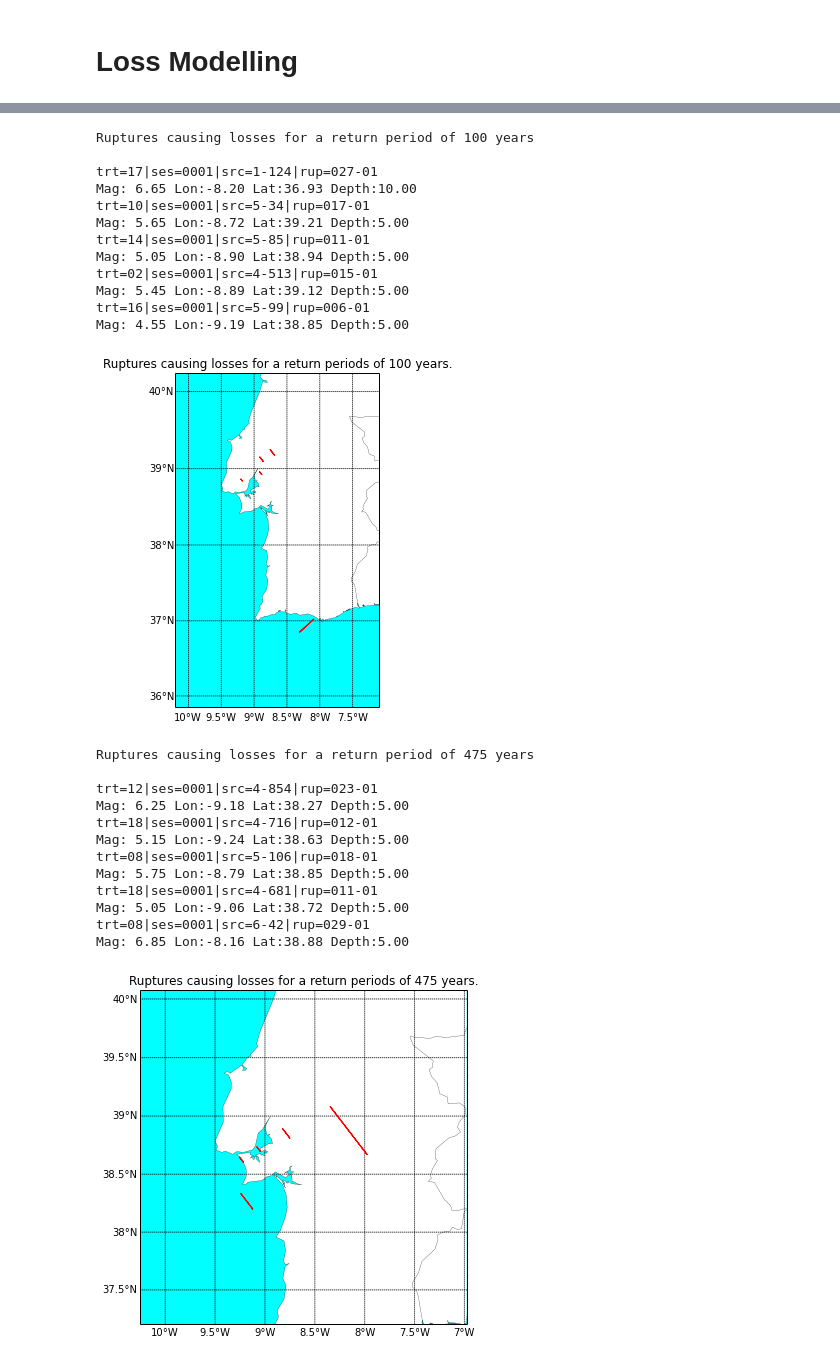
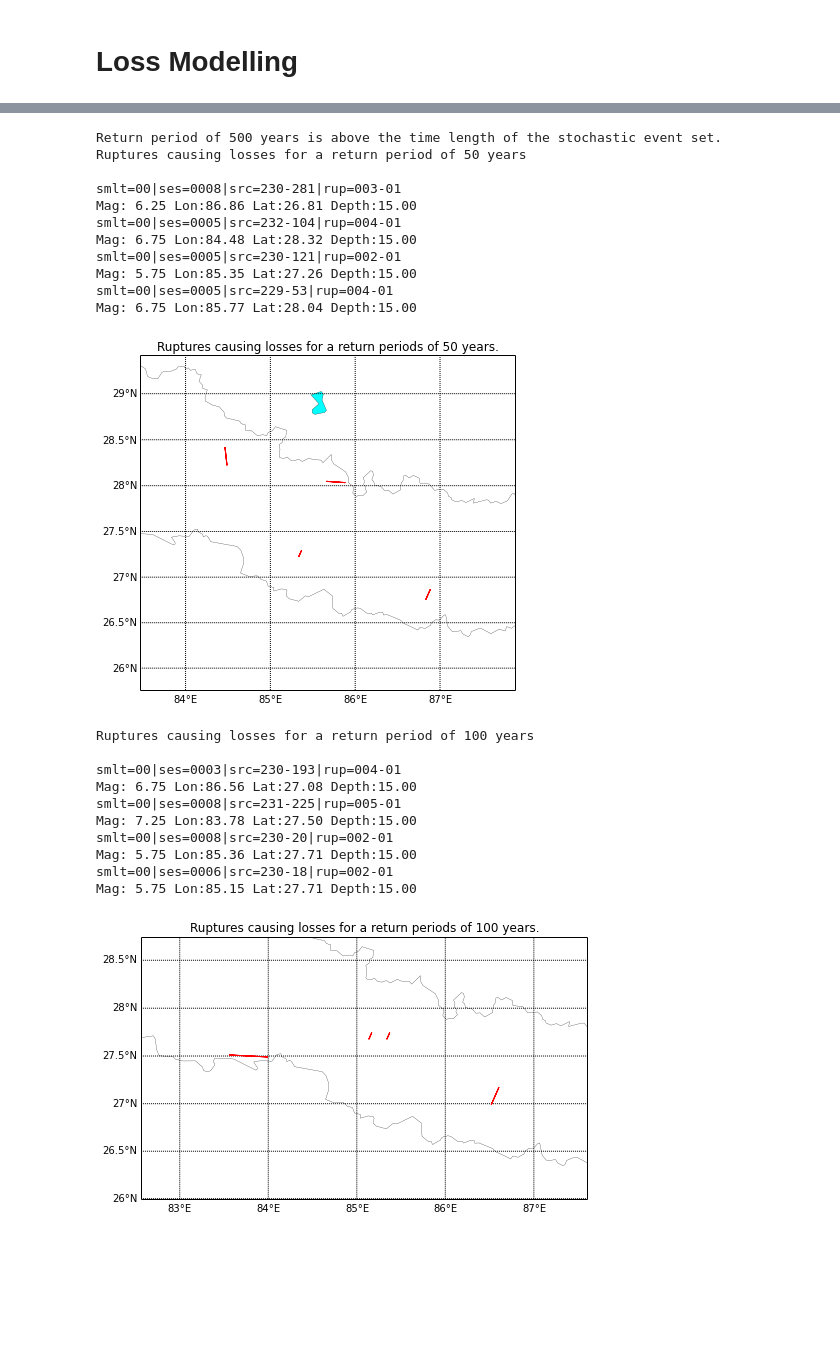
Before and after one commit to ccasotto/RMTK-backup, a Jupyter notebook: rmtk/risk/event_loss_tables/loss_modelling.ipynb, the cells around one changed output, grey strips where cells are left out. Saved outputs shown, nothing was run; the diff lists cells and outputs as text; code cells hidden in the pictures; blank space fills up the shorter version.

```diff
--- a/rmtk/risk/event_loss_tables/loss_modelling.ipynb
+++ b/rmtk/risk/event_loss_tables/loss_modelling.ipynb
@@ -5,11 +8,11 @@ This script processes event loss tables and calculates varies metric such as los
 # %%
 from loss_modelling import lossModelling
 
-event_loss_table_folder = 'ELT_Lisbon'
+event_loss_table_folder = 'Nepal'
 save_elt_csv = False
 save_ses_csv = False
 total_cost = 1.5416E+11
-return_periods = [100, 475, 2750]
+return_periods = [50,100,500]
 
 lossModelling(event_loss_table_folder,save_ses_csv,save_elt_csv,total_cost,return_periods)
 # %% [output]
@@ -28,32 +32,29 @@ Loss for a return period of 2750 years.
 # %%
 from loss_modelling import selectRuptures
-return_periods = [100, 475, 2750]
-rups_for_return_period = 5
+return_periods = [50,100,500]
+rups_for_return_period = 4
 selectRuptures(event_loss_table_folder,return_periods,rups_for_return_period)
 # %% [output]
-Ruptures causing losses for a return period of 100 years
+Return period of 500 years is above the time length of the stochastic event set.
+Ruptures causing losses for a return period of 50 years
 
-trt=17|ses=0001|src=1-124|rup=027-01
-Mag: 6.65 Lon:-8.20 Lat:36.93 Depth:10.00
-trt=10|ses=0001|src=5-34|rup=017-01
-Mag: 5.65 Lon:-8.72 Lat:39.21 Depth:5.00
-trt=14|ses=0001|src=5-85|rup=011-01
-Mag: 5.05 Lon:-8.90 Lat:38.94 Depth:5.00
-trt=02|ses=0001|src=4-513|rup=015-01
-Mag: 5.45 Lon:-8.89 Lat:39.12 Depth:5.00
-trt=16|ses=0001|src=5-99|rup=006-01
-Mag: 4.55 Lon:-9.19 Lat:38.85 Depth:5.00
+smlt=00|ses=0008|src=230-281|rup=003-01
+Mag: 6.25 Lon:86.86 Lat:26.81 Depth:15.00
+smlt=00|ses=0005|src=232-104|rup=004-01
+Mag: 6.75 Lon:84.48 Lat:28.32 Depth:15.00
+smlt=00|ses=0005|src=230-121|rup=002-01
+Mag: 5.75 Lon:85.35 Lat:27.26 Depth:15.00
+smlt=00|ses=0005|src=229-53|rup=004-01
+Mag: 6.75 Lon:85.77 Lat:28.04 Depth:15.00
-[figure, old version]
+[figure, new version]
-Ruptures causing losses for a return period of 475 years
+Ruptures causing losses for a return period of 100 years
 
-trt=12|ses=0001|src=4-854|rup=023-01
-Mag: 6.25 Lon:-9.18 Lat:38.27 Depth:5.00
-trt=18|ses=0001|src=4-716|rup=012-01
-Mag: 5.15 Lon:-9.24 Lat:38.63 Depth:5.00
-trt=08|ses=0001|src=5-106|rup=018-01
-Mag: 5.75 Lon:-8.79 Lat:38.85 Depth:5.00
-trt=18|ses=0001|src=4-681|rup=011-01
-Mag: 5.05 Lon:-9.06 Lat:38.72 Depth:5.00
-trt=08|ses=0001|src=6-42|rup=029-01
-Mag: 6.85 Lon:-8.16 Lat:38.88 Depth:5.00
+smlt=00|ses=0003|src=230-193|rup=004-01
+Mag: 6.75 Lon:86.56 Lat:27.08 Depth:15.00
+smlt=00|ses=0008|src=231-225|rup=005-01
+Mag: 7.25 Lon:83.78 Lat:27.50 Depth:15.00
+smlt=00|ses=0008|src=230-20|rup=002-01
+Mag: 5.75 Lon:85.36 Lat:27.71 Depth:15.00
+smlt=00|ses=0006|src=230-18|rup=002-01
+Mag: 5.75 Lon:85.15 Lat:27.71 Depth:15.00
-[figure, old version]
+[figure, new version]
```
Also changed, not shown: parts of 3 cells of this notebook, 44 other files.
